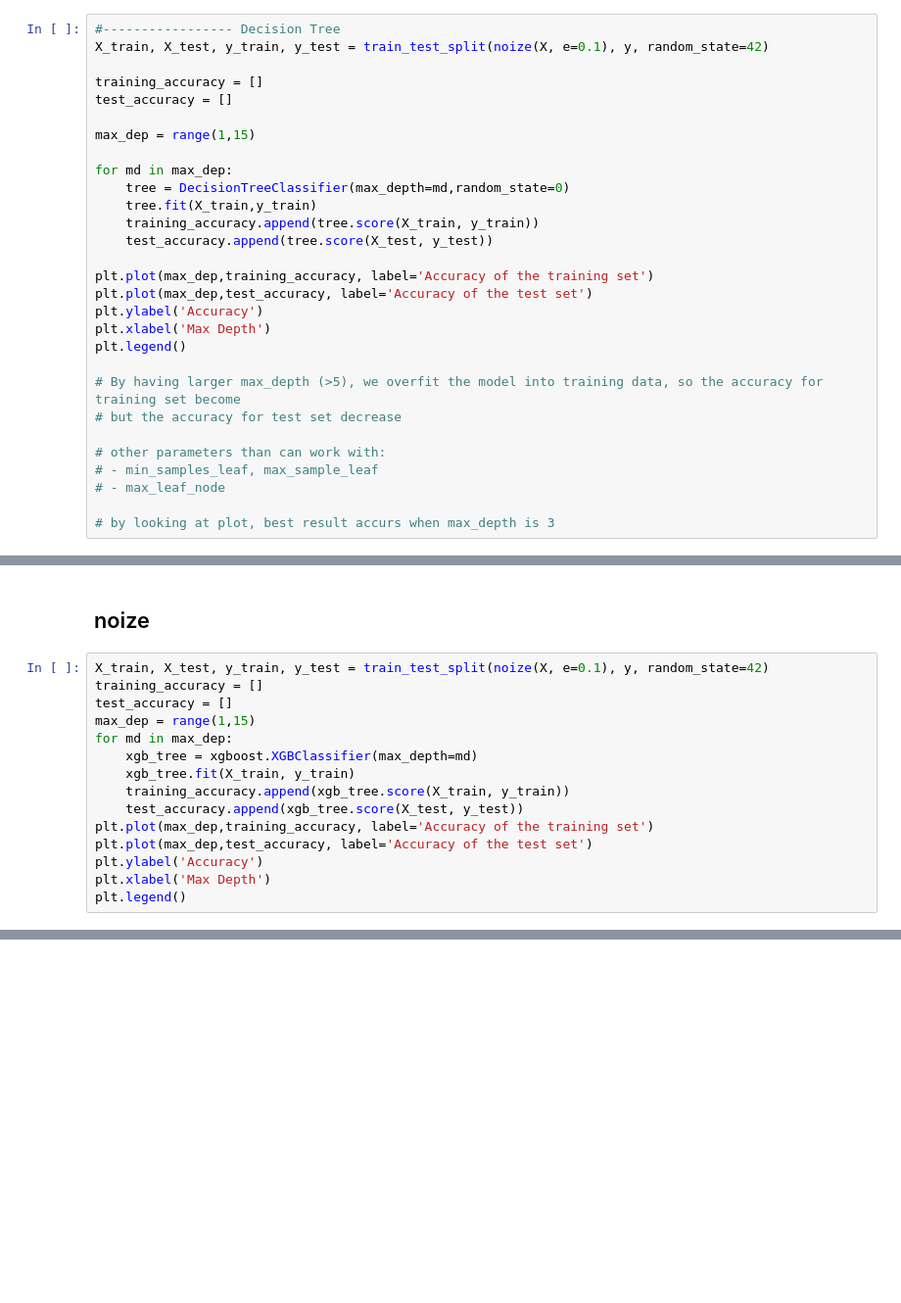
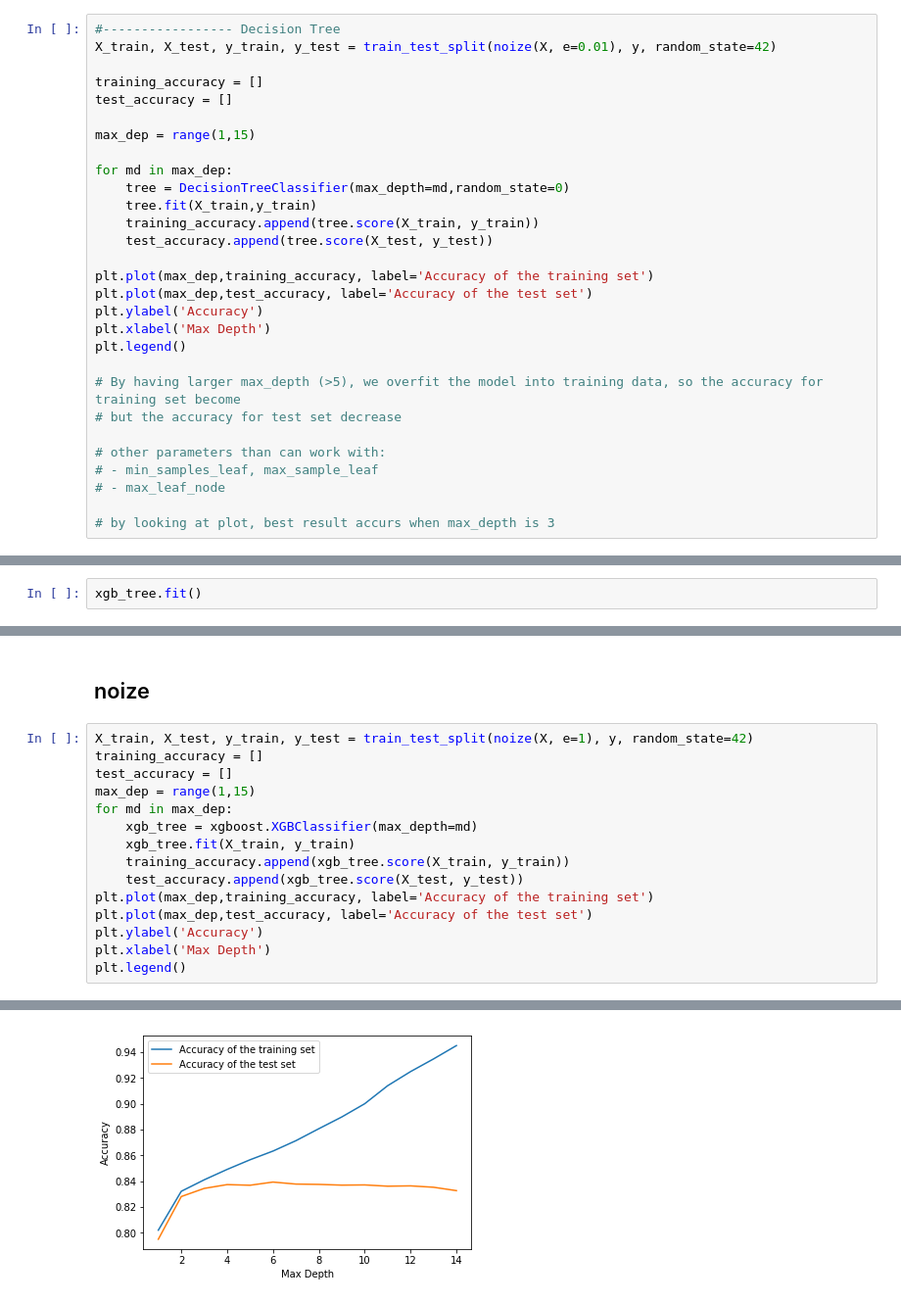
Before and after one commit to ar0usel/Differential-Privacy, a Jupyter notebook: Baseline with xgb.ipynb, the cells around one changed output, grey strips where cells are left out. Shown at 98% size. Drawn from its saved outputs; the diff is of its cells as text; blank space fills up the shorter version.

```diff
--- a/Baseline with xgb.ipynb
+++ b/Baseline with xgb.ipynb
@@ -77,7 +86,7 @@ plt.legend()
 cancer = load_breast_cancer()
 # %%
 #----------------- Decision Tree
-X_train, X_test, y_train, y_test = train_test_split(noize(X, e=0.1), y, random_state=42)
+X_train, X_test, y_train, y_test = train_test_split(noize(X, e=0.01), y, random_state=42)
 
 training_accuracy = []
 test_accuracy = []
@@ -128,0 +134,2 @@ test_accuracy
+# %%
+xgb_tree.fit()
@@ -149,7 +158,7 @@ plt.legend()
 # %% [markdown]
 ## noize
 # %%
-X_train, X_test, y_train, y_test = train_test_split(noize(X, e=0.1), y, random_state=42)
+X_train, X_test, y_train, y_test = train_test_split(noize(X, e=1), y, random_state=42)
 training_accuracy = []
 test_accuracy = []
 max_dep = range(1,15)
@@ -163,3 +172,4 @@ plt.plot(max_dep,test_accuracy, label='Accuracy of the test set')
 plt.ylabel('Accuracy')
 plt.xlabel('Max Depth')
 plt.legend()
+# %% [output]
@@ -165,0 +177 @@ plt.legend()
+[figure, added]
```
Also changed, not shown: parts of 14 cells of this notebook.
